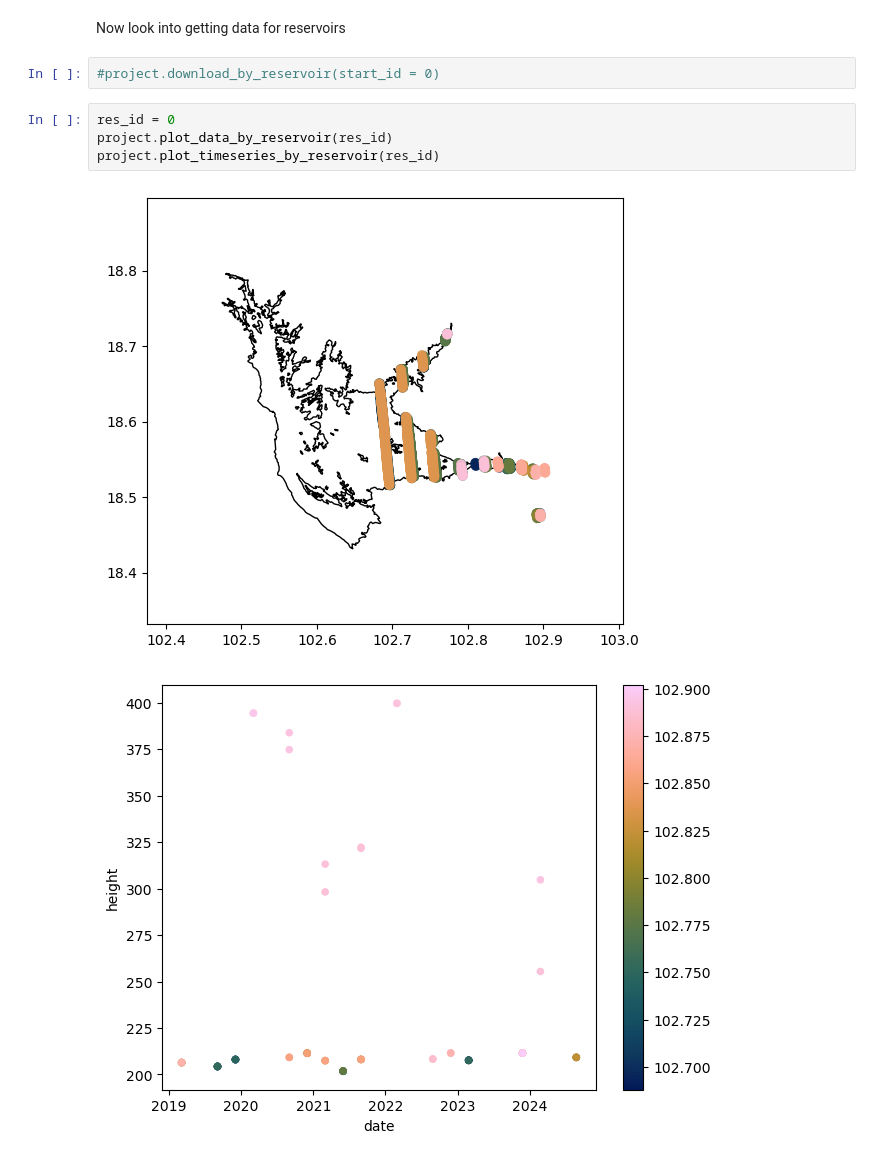
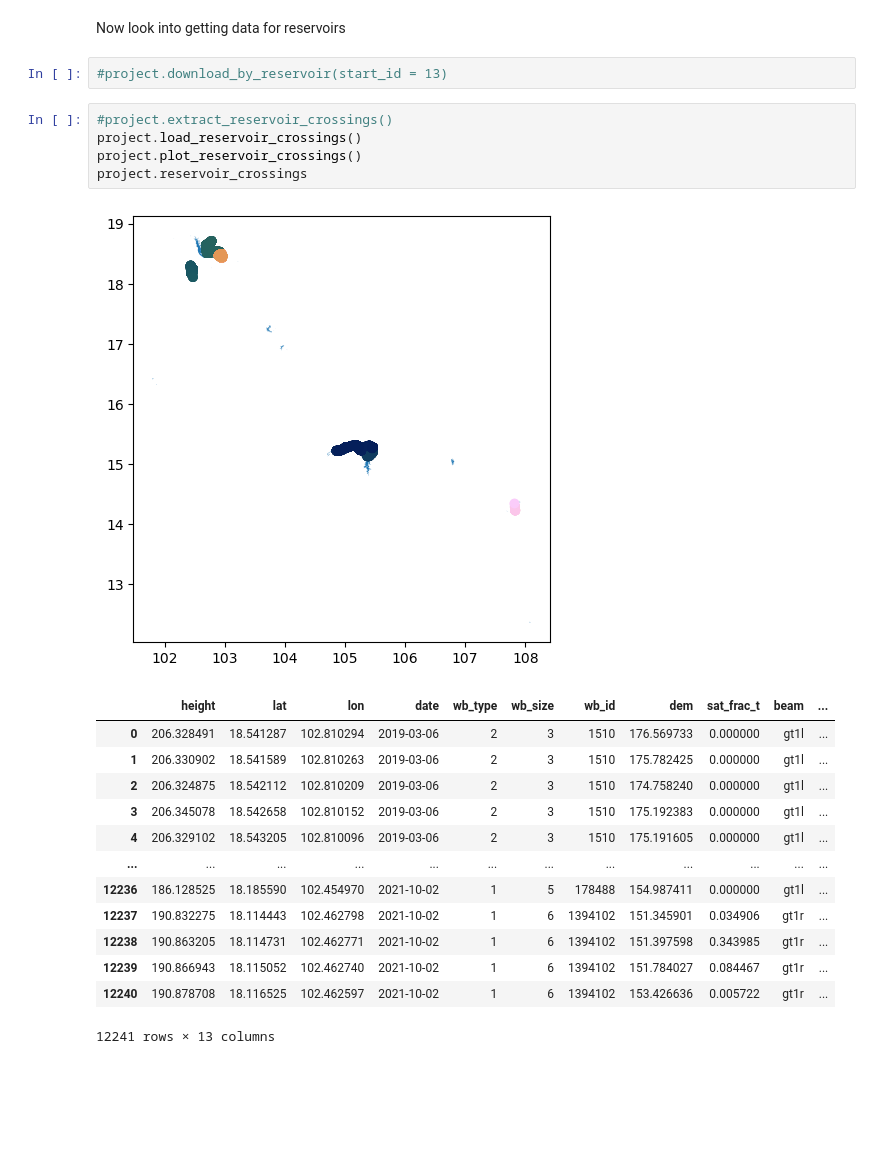
Before and after one commit to DHI/HydroEO, a Jupyter notebook: notebooks/project_test.ipynb, the cells around one changed output. Saved outputs shown, nothing was run; the diff lists cells and outputs as text; blank space fills up the shorter version.

```diff
--- a/notebooks/project_test.ipynb
+++ b/notebooks/project_test.ipynb
@@ -99,11 +94,24 @@ project.plot_river_crossings()
 # %% [markdown]
 Now look into getting data for reservoirs
 # %%
-#project.download_by_reservoir(start_id = 0)
+#project.download_by_reservoir(start_id = 13)
-# %%
-res_id = 0
-project.plot_data_by_reservoir(res_id)
-project.plot_timeseries_by_reservoir(res_id)
-# %% [output]
-[figure, removed]
-[figure, removed]
+# %%
+#project.extract_reservoir_crossings()
+project.load_reservoir_crossings()
+project.plot_reservoir_crossings()
+project.reservoir_crossings
+# %% [output]
+[figure, added]
+|  | height | lat | lon | date | wb_type | wb_size | wb_id | dem | sat_frac_t | beam | ... |
+| 0 | 206.328491 | 18.541287 | 102.810294 | 2019-03-06 | 2 | 3 | 1510 | 176.569733 | 0.000000 | gt1l | ... |
+| 1 | 206.330902 | 18.541589 | 102.810263 | 2019-03-06 | 2 | 3 | 1510 | 175.782425 | 0.000000 | gt1l | ... |
+| 2 | 206.324875 | 18.542112 | 102.810209 | 2019-03-06 | 2 | 3 | 1510 | 174.758240 | 0.000000 | gt1l | ... |
+| 3 | 206.345078 | 18.542658 | 102.810152 | 2019-03-06 | 2 | 3 | 1510 | 175.192383 | 0.000000 | gt1l | ... |
+| 4 | 206.329102 | 18.543205 | 102.810096 | 2019-03-06 | 2 | 3 | 1510 | 175.191605 | 0.000000 | gt1l | ... |
+| ... | ... | ... | ... | ... | ... | ... | ... | ... | ... | ... | ... |
+| 12236 | 186.128525 | 18.185590 | 102.454970 | 2021-10-02 | 1 | 5 | 178488 | 154.987411 | 0.000000 | gt1l | ... |
+| 12237 | 190.832275 | 18.114443 | 102.462798 | 2021-10-02 | 1 | 6 | 1394102 | 151.345901 | 0.034906 | gt1r | ... |
+| 12238 | 190.863205 | 18.114731 | 102.462771 | 2021-10-02 | 1 | 6 | 1394102 | 151.397598 | 0.343985 | gt1r | ... |
+| 12239 | 190.866943 | 18.115052 | 102.462740 | 2021-10-02 | 1 | 6 | 1394102 | 151.784027 | 0.084467 | gt1r | ... |
+| 12240 | 190.878708 | 18.116525 | 102.462597 | 2021-10-02 | 1 | 6 | 1394102 | 153.426636 | 0.005722 | gt1r | ... |
+12241 rows × 13 columns
```
Also changed, not shown: parts of 8 cells of this notebook, 1 other file.
